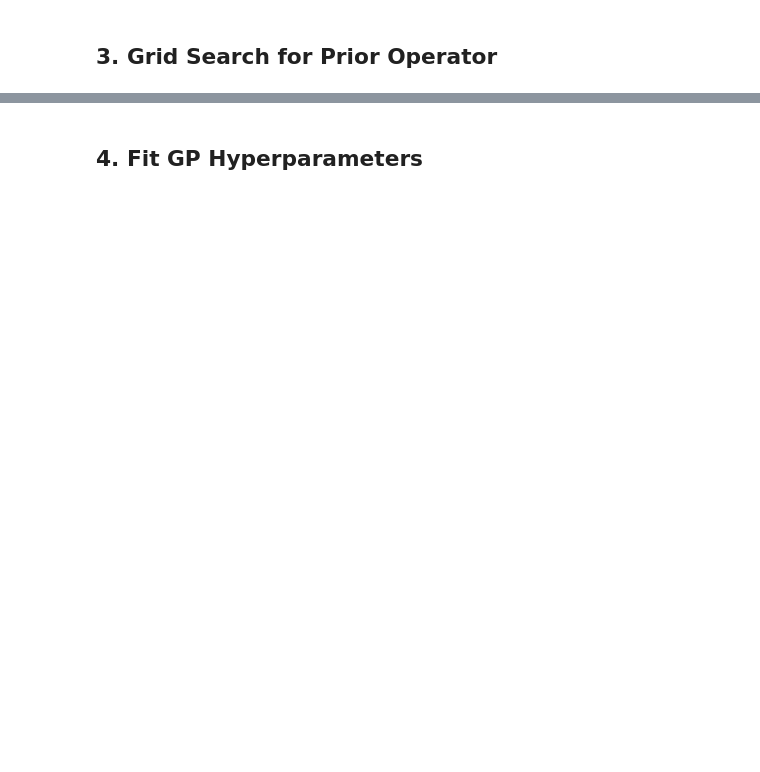
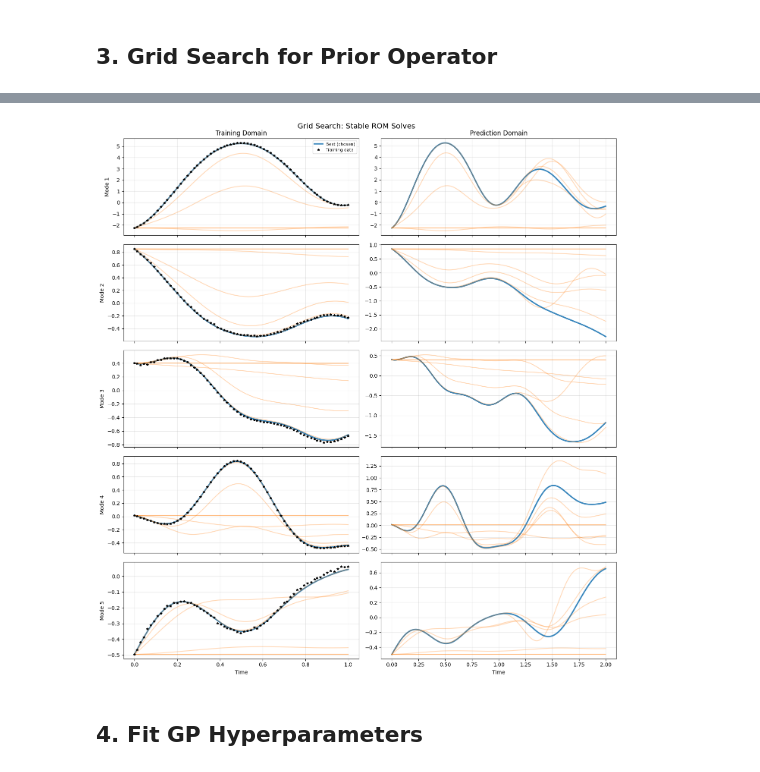
Before and after one commit to Anthony50102/probabilistic_rom_inference, a Jupyter notebook: experiments/heat/02_full_bayesian.ipynb, the cells around one changed output, grey strips where cells are left out. Cells and saved outputs as stored; diff of their text form; code cells hidden in the pictures; blank space fills up the shorter version.

Commit message:
Paper level results (autodelta though) for heat

```diff
--- a/experiments/heat/02_full_bayesian.ipynb
+++ b/experiments/heat/02_full_bayesian.ipynb
@@ -131,0 +206,11 @@ print(f"Total training samples: {len(indices)}")
+# %%
+# Optionally scale data for GP fitting
+if USE_SCALED_DATA:
+    data_scaler = DataScaler(num_modes=NUM_MODES)
+    data_scaler.fit(snapshots_comp_first)
+    training_data = data_scaler.transform(snapshots_comp_first)
+    print(f"Scaling enabled: {data_scaler}")
+else:
+    data_scaler = None
+    training_data = snapshots_comp_first
+    print("Scaling disabled: using raw POD coefficients")
@@ -142,7 +229,7 @@ result = grid_search_prior_operator(
     snapshots_sampled=snapshots_first,
     snapshots_compressed=snapshots_comp_first,
     operators=OPERATORS,
-    inputs=inputs_first.T,
+    inputs=inputs_first,
     input_func=first_input_func,
     verbose=True
 )
@@ -153,3 +258,21 @@ print(f"\nPrior operator shape: {prior_operator.shape}")
+# %%
+# Debug: Plot all stable deterministic ROM solves from grid search
+from heat_plotter import plot_heat_grid_search
+
+first_input_func = input_func_factory(train_params[0])
+
+fig, axes = plot_heat_grid_search(
+    grid_search_result=result,
+    snapshots_compressed=snapshots_comp_first,
+    time_sampled=time_sampled,
+    time_eval_training=time_domain_eval_training,
+    time_eval_prediction=time_domain_eval_prediction,
+    num_modes=NUM_MODES,
+    input_func=first_input_func,
+)
+plt.show()
+# %% [output]
+[figure, added]
 # %% [markdown]
 ## 4. Fit GP Hyperparameters
 # %%
```
Also changed, not shown: parts of 29 cells of this notebook, 4 other files.
